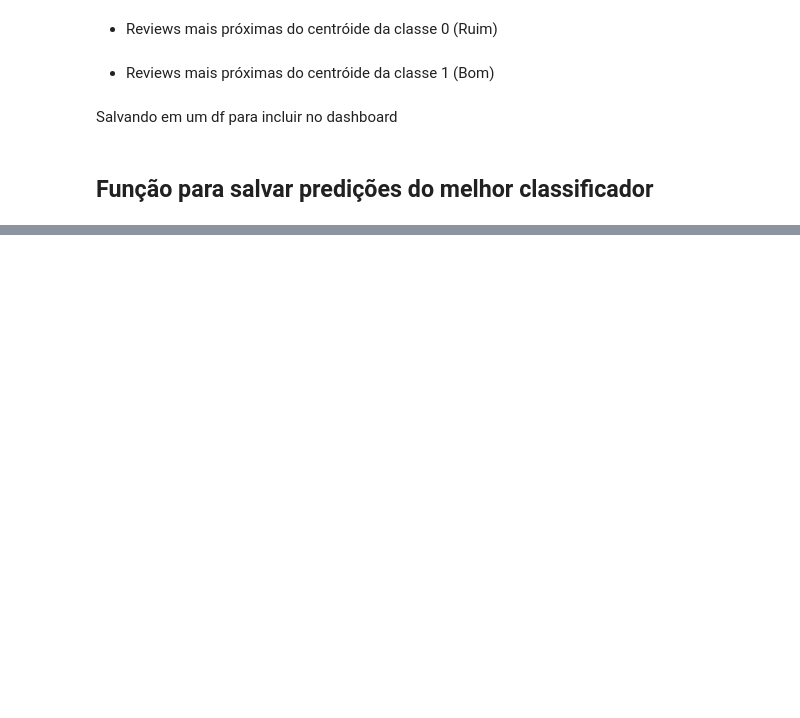
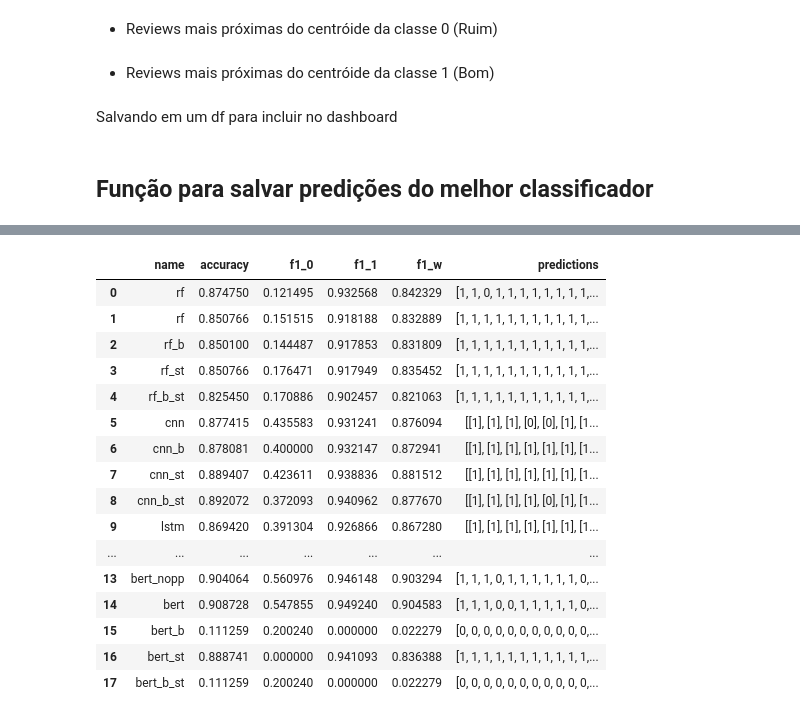
Before and after one commit to mariamaOlive/sentiment-analysis, a Jupyter notebook: classificadores.ipynb, the cells around one changed output, grey strips where cells are left out. Cells and saved outputs as stored; diff of their text form; code cells hidden in the pictures; blank space fills up the shorter version.

```diff
--- a/classificadores.ipynb
+++ b/classificadores.ipynb
@@ -902,3 +902,6 @@ df_rep = pd.DataFrame(data={"negativo": lista_neg, "positivo": lista_posi})
 df_rep.to_csv("reviews_rep.csv", index=False)
 # %% [markdown]
 ## Função para salvar predições do melhor classificador
+# %%
+metrics_csv = pd.read_csv("metrics.csv")
+metrics_csv.head()
@@ -904,0 +915,23 @@ df_rep.to_csv("reviews_rep.csv", index=False)
+# %%
+# metrics_csv[metrics_csv["name"]=="bert_nopp"]["predictions"]
+metrics_csv["predictions"] = metrics_csv["predictions"].apply(eval)
+# %%
+metrics_csv.head(20)
+# %% [output]
+|  | name | accuracy | f1_0 | f1_1 | f1_w | predictions |
+| 0 | rf | 0.874750 | 0.121495 | 0.932568 | 0.842329 | [1, 1, 0, 1, 1, 1, 1, 1, 1, 1, 1,... |
+| 1 | rf | 0.850766 | 0.151515 | 0.918188 | 0.832889 | [1, 1, 1, 1, 1, 1, 1, 1, 1, 1, 1,... |
+| 2 | rf_b | 0.850100 | 0.144487 | 0.917853 | 0.831809 | [1, 1, 1, 1, 1, 1, 1, 1, 1, 1, 1,... |
+| 3 | rf_st | 0.850766 | 0.176471 | 0.917949 | 0.835452 | [1, 1, 1, 1, 1, 1, 1, 1, 1, 1, 1,... |
+| 4 | rf_b_st | 0.825450 | 0.170886 | 0.902457 | 0.821063 | [1, 1, 1, 1, 1, 1, 1, 1, 1, 1, 1,... |
+| 5 | cnn | 0.877415 | 0.435583 | 0.931241 | 0.876094 | [[1], [1], [1], [0], [0], [1], [1... |
+| 6 | cnn_b | 0.878081 | 0.400000 | 0.932147 | 0.872941 | [[1], [1], [1], [1], [1], [1], [1... |
+| 7 | cnn_st | 0.889407 | 0.423611 | 0.938836 | 0.881512 | [[1], [1], [1], [1], [1], [1], [1... |
+| 8 | cnn_b_st | 0.892072 | 0.372093 | 0.940962 | 0.877670 | [[1], [1], [1], [1], [0], [1], [1... |
+| 9 | lstm | 0.869420 | 0.391304 | 0.926866 | 0.867280 | [[1], [1], [1], [1], [1], [1], [1... |
+| ... | ... | ... | ... | ... | ... | ... |
+| 13 | bert_nopp | 0.904064 | 0.560976 | 0.946148 | 0.903294 | [1, 1, 1, 0, 1, 1, 1, 1, 1, 1, 0,... |
+| 14 | bert | 0.908728 | 0.547855 | 0.949240 | 0.904583 | [1, 1, 1, 0, 0, 1, 1, 1, 1, 1, 0,... |
+| 15 | bert_b | 0.111259 | 0.200240 | 0.000000 | 0.022279 | [0, 0, 0, 0, 0, 0, 0, 0, 0, 0, 0,... |
+| 16 | bert_st | 0.888741 | 0.000000 | 0.941093 | 0.836388 | [1, 1, 1, 1, 1, 1, 1, 1, 1, 1, 1,... |
+| 17 | bert_b_st | 0.111259 | 0.200240 | 0.000000 | 0.022279 | [0, 0, 0, 0, 0, 0, 0, 0, 0, 0, 0,... |
```
Also changed, not shown: parts of 6 cells of this notebook, 4 other files.
